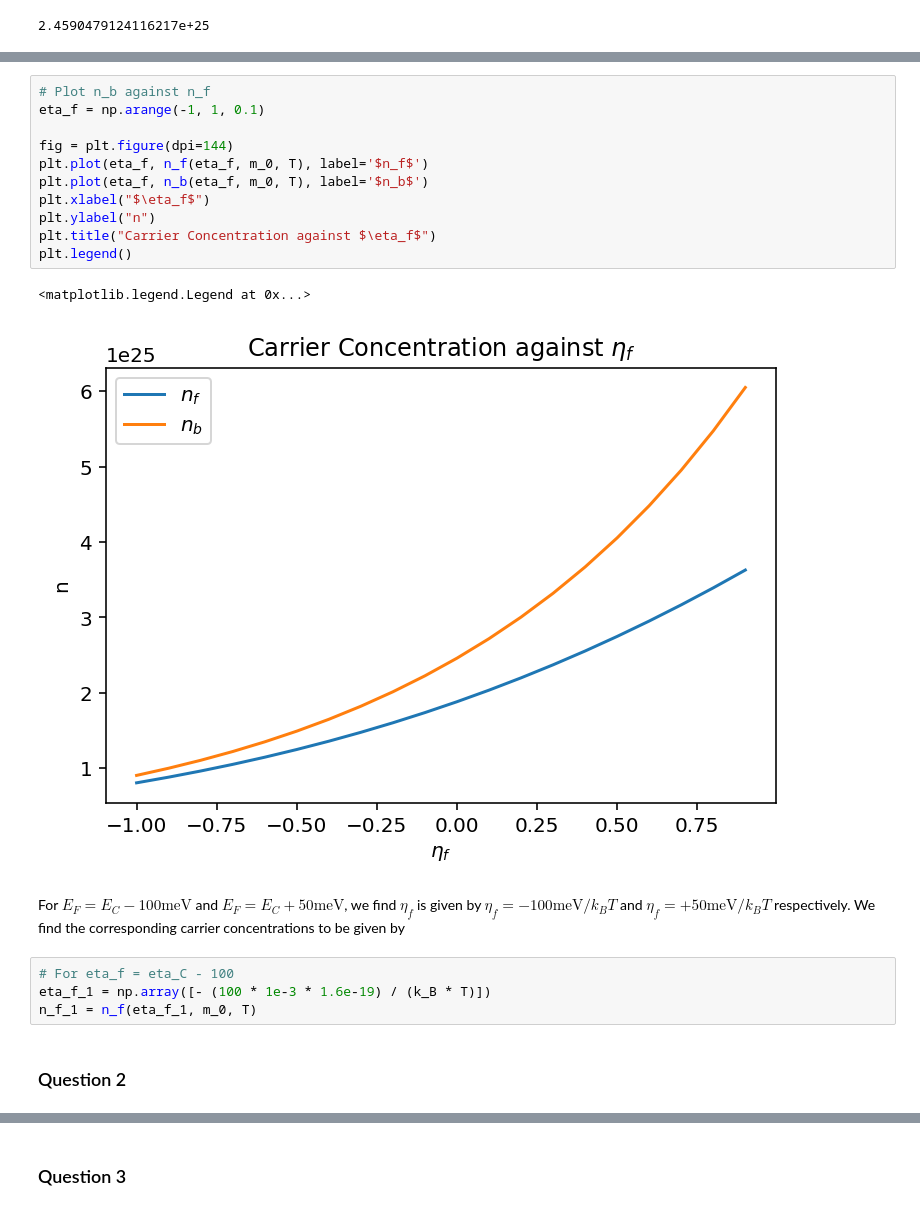
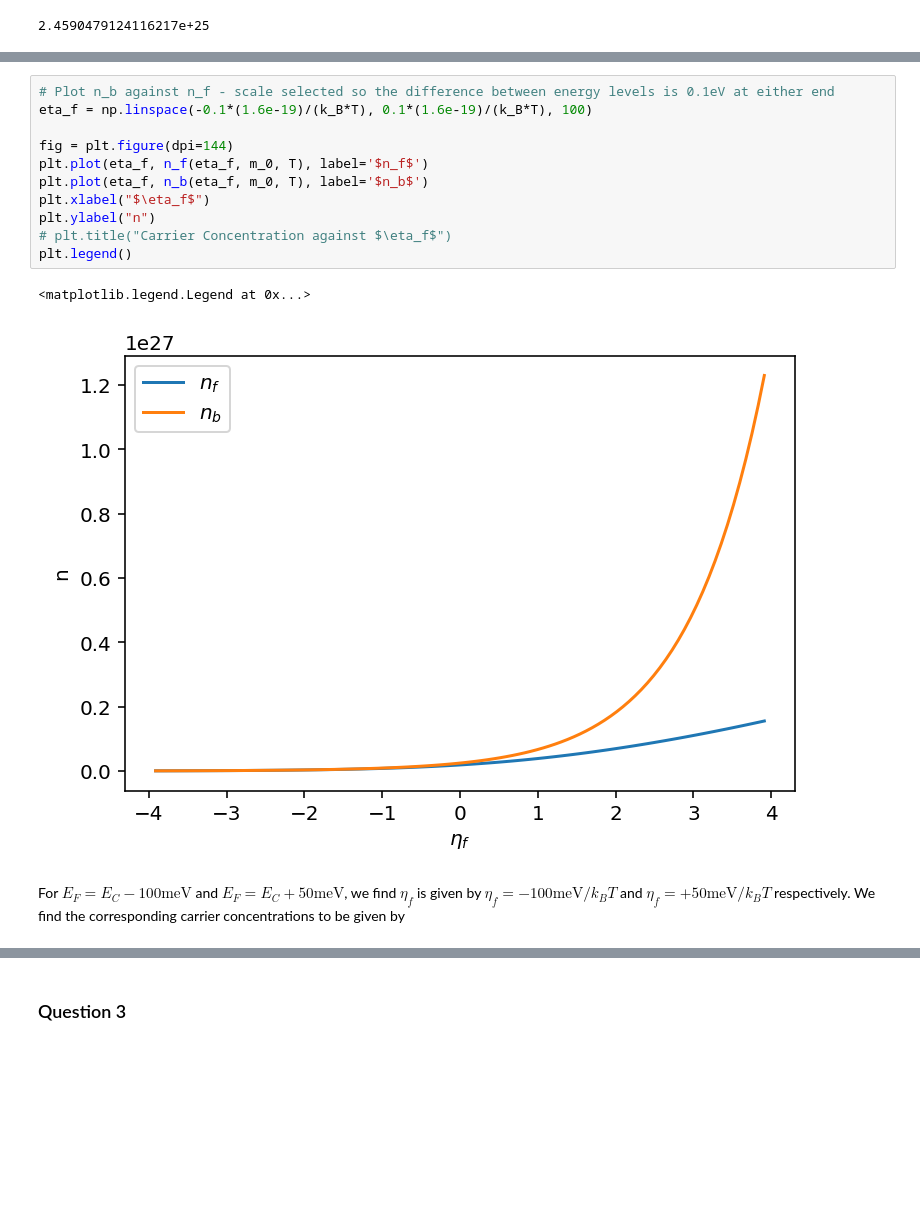
Before and after one commit to joshedmundson/PH4044-Tutorial-Sheet-3, a Jupyter notebook: PH4044 Tutorial Sheet 3.ipynb, the cells around one changed output, grey strips where cells are left out. Drawn from its saved outputs; the diff is of its cells as text; blank space fills up the shorter version.

```diff
--- a/PH4044 Tutorial Sheet 3.ipynb
+++ b/PH4044 Tutorial Sheet 3.ipynb
@@ -51,22 +41,16 @@ N_c(m_0, T)
 # %%
-# Plot n_b against n_f
-eta_f = np.arange(-1, 1, 0.1)
+# Plot n_b against n_f - scale selected so the difference between energy levels is 0.1eV at either end
+eta_f = np.linspace(-0.1*(1.6e-19)/(k_B*T), 0.1*(1.6e-19)/(k_B*T), 100)
 
 fig = plt.figure(dpi=144)
 plt.plot(eta_f, n_f(eta_f, m_0, T), label='$n_f$')
 plt.plot(eta_f, n_b(eta_f, m_0, T), label='$n_b$')
 plt.xlabel("$\eta_f$")
 plt.ylabel("n")
-plt.title("Carrier Concentration against $\eta_f$")
+# plt.title("Carrier Concentration against $\eta_f$")
 plt.legend()
 # %% [output]
 <matplotlib.legend.Legend at 0x...>
-[figure, old version]
+[figure, new version]
 # %% [markdown]
 For $E_F = E_C - 100\text{meV}$ and $E_F = E_C + 50 \text{meV}$, we find $\eta_f$ is given by $\eta_f = -100 \text{meV} /k_BT$ and $\eta_f = +50 \text{meV} /k_B T$ respectively. We find the corresponding carrier concentrations to be given by
-# %%
-# For eta_f = eta_C - 100
-eta_f_1 = np.array([- (100 * 1e-3 * 1.6e-19) / (k_B * T)])
-n_f_1 = n_f(eta_f_1, m_0, T)
-# %% [markdown]
-### Question 2
```
Also changed, not shown: parts of 24 cells of this notebook, 1 other file.
